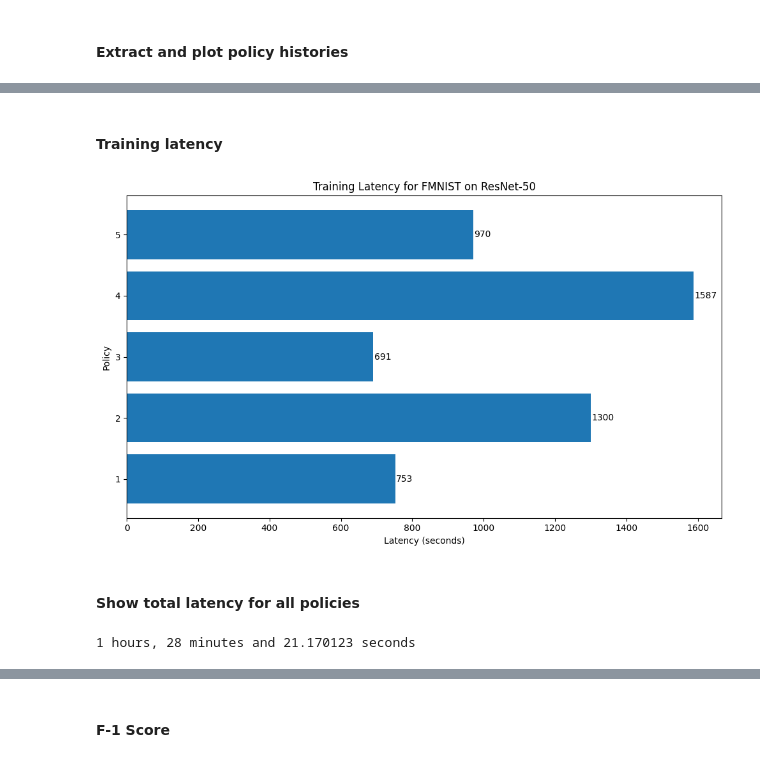
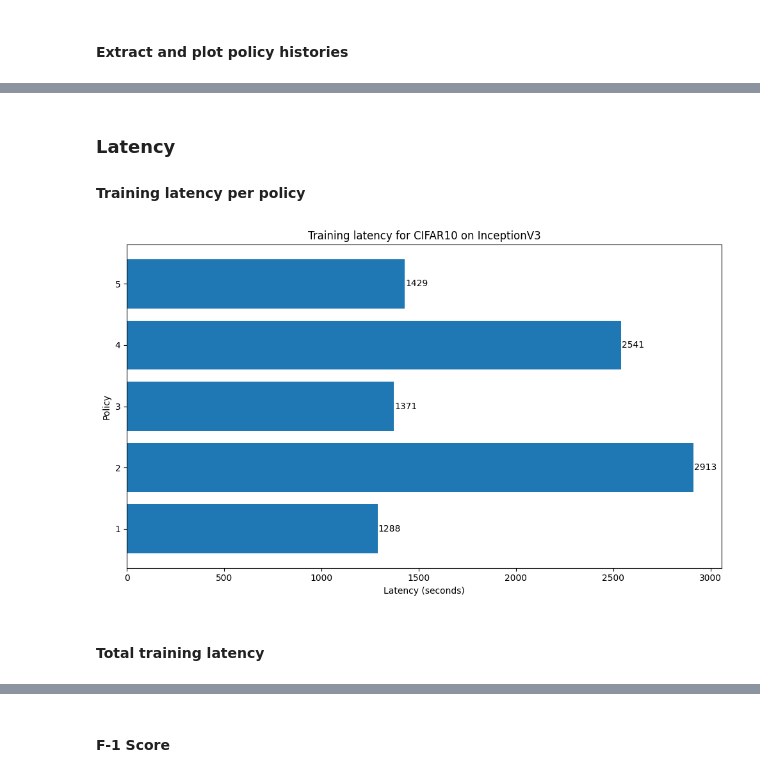
Before and after one commit to davidanoel/phd, a Jupyter notebook: analysis/analysis.ipynb, the cells around one changed output, grey strips where cells are left out. Saved outputs shown, nothing was run; the diff lists cells and outputs as text; code cells hidden in the pictures.

```diff
--- a/analysis/analysis.ipynb
+++ b/analysis/analysis.ipynb
@@ -23,11 +26,13 @@ import os
 # %% [markdown]
 # Hyperparameters
 # %%
-DATASET = "FMNIST" # "CIFAR10", "MNIST", "FMNIST
-NETWORK = "resnet"  # "resnet", "inception"
+DATASET = "cifar10" # "cifar10", "mnist", "fmnist
+NETWORK = "inception"  # "resnet", "inception"
 FOLDER = "." + os.sep + DATASET + os.sep + NETWORK
 HISTORY_FILE = FOLDER + os.sep + f'{DATASET}_{NETWORK}_history.csv'
 METRICS_FILE = FOLDER + os.sep + f'{DATASET}_{NETWORK}_metrics.csv'
 NUMBER_POLICIES = 5
 NETWORK_TITLE = "ResNet-50" if NETWORK == "resnet" else "InceptionV3"
+DATASET_TITLE = DATASET.upper()
+NUM_EXPERIMENTS = 30
 # %%
@@ -65,0 +59,7 @@ Total records: 5
+# %%
+# Combine all metrics files into pandas dataframe
+all_metric_files = Path("./").rglob('*metrics.csv')
+metrics = pd.concat((pd.read_csv(f) for f in all_metric_files), ignore_index=True)
+assert len(metrics) == NUM_EXPERIMENTS, "Number of experiments must be 30"
+# show all metrics in the dataframe
+metrics
@@ -144,0 +165,5 @@ plot_all_policies(policies)
+# %%
+df = metrics.where((metrics['dataset'] == DATASET) & (metrics['model']==NETWORK)).dropna()
+# cast policy column to int
+df['policy'] = df['policy'].astype(int)
+df
@@ -145,15 +177,17 @@ plot_all_policies(policies)
 # %% [markdown]
-#### Training latency
+### Latency
+#### Training latency per policy
 # %%
+# plot latency for DATASET and NETWORK
 fig, ax = plt.subplots(figsize=(10, 6))
-bars = ax.barh(metrics.policy, metrics.latency)
+bars = ax.barh(df.policy, df.latency)
 ax.bar_label(bars, fmt="%.0f", padding=1)
-ax.set_title(f"Training Latency for {DATASET} on {NETWORK_TITLE}")
+ax.set_title(f"Training latency for {DATASET_TITLE} on {NETWORK_TITLE}")
 ax.set_xlabel("Latency (seconds)")
 ax.set_ylabel("Policy")
 plt.tight_layout()
 plt.show()
 # %% [output]
-[figure, old version]
+[figure, new version]
-# %% [markdown]
-#### Show total latency for all policies
+# %% [markdown]
+#### Total training latency
@@ -160,5 +203,6 @@ plt.show()
 # %%
-h, m, s = str(datetime.timedelta(seconds=metrics.latency.sum())).split(':')
-print(f'{h} hours, {m} minutes and {s} seconds')
+# get time delta from seconds
+def get_time(num_seconds):
+    h, m, s = str(datetime.timedelta(seconds=int(num_seconds))).split(':')
+    #return f'{h} hours, {m} minutes and {s} seconds'
+    return f'{h} hr {m} m {s} s'
-# %% [output]
-1 hours, 28 minutes and 21.170123 seconds
```
Also changed, not shown: parts of 29 cells of this notebook.
